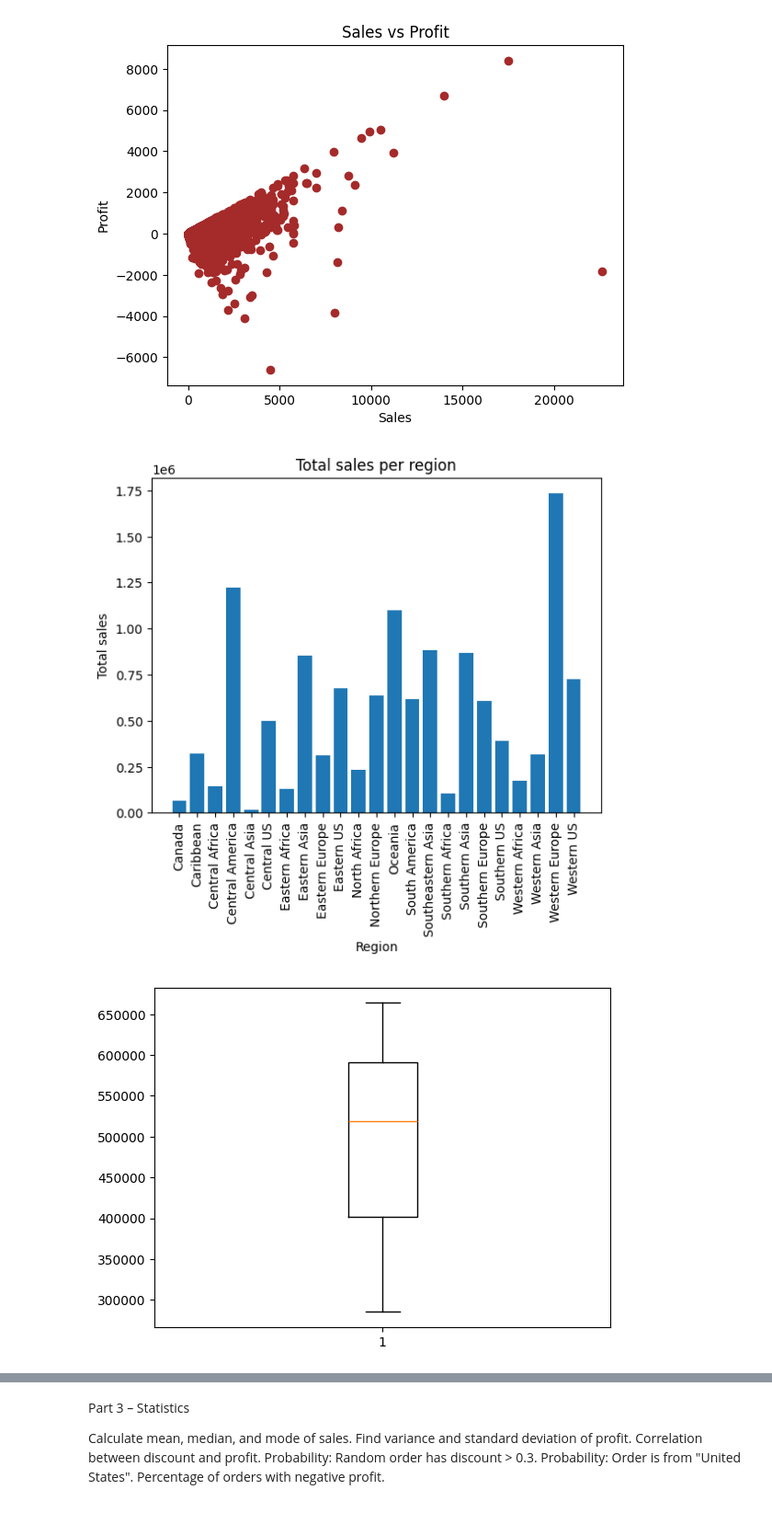
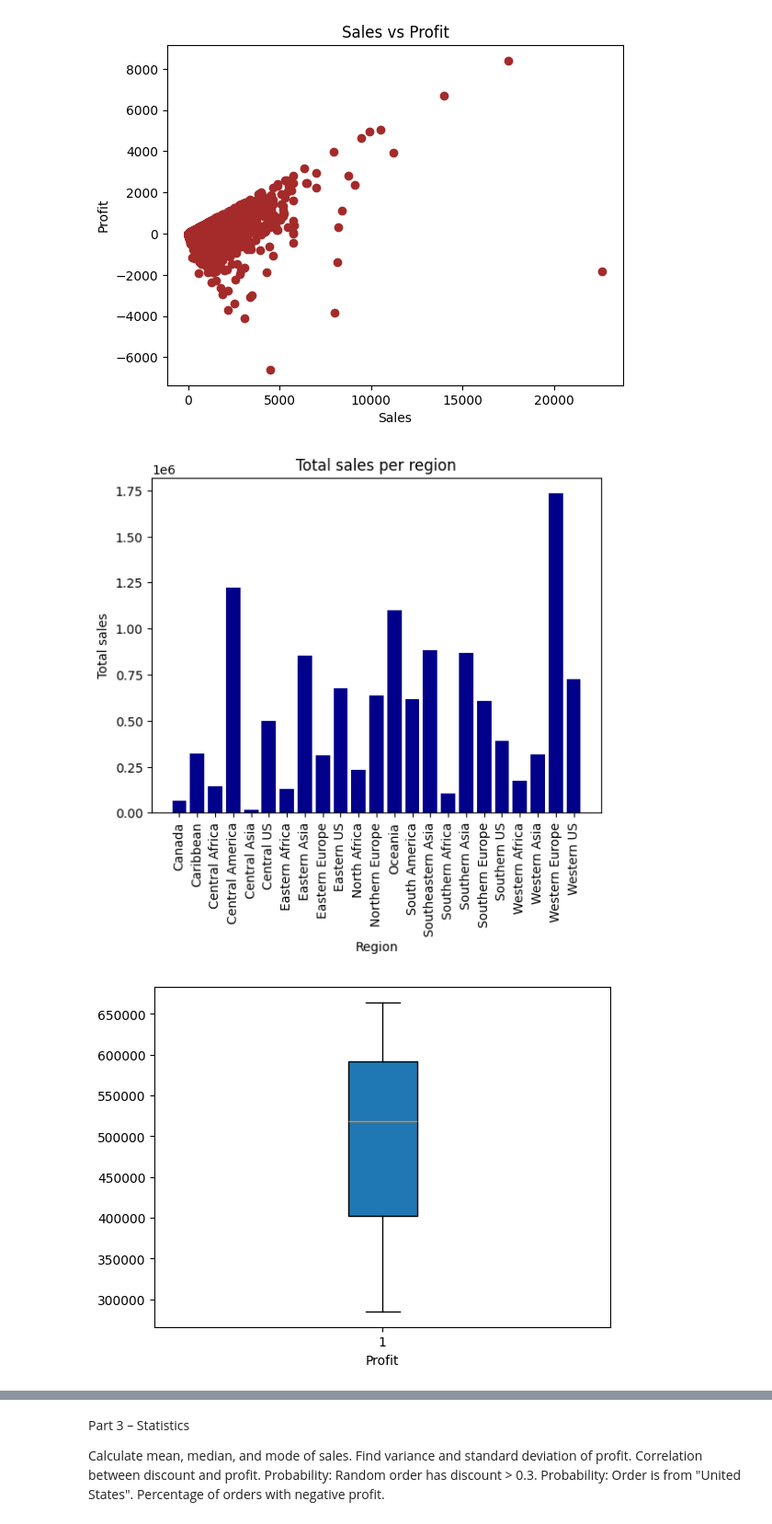
Before and after one commit to subhiksha-kodi/EDA-PROJECT---GLOBAL-SUPERSTORE-SALES-ANALYSIS, a Jupyter notebook: code.ipynb, the cells around one changed output, grey strips where cells are left out. Shown at 92% size. Saved outputs shown, nothing was run; the diff lists cells and outputs as text; code cells hidden in the pictures.

```diff
--- a/code.ipynb
+++ b/code.ipynb
@@ -176,20 +180,23 @@ plt.show()
 [figure]
 # %%
 tot_sales=df.groupby('Region')['Sales'].sum()
-plt.bar(tot_sales.index,tot_sales.values)
+plt.bar(tot_sales.index,tot_sales.values,color='darkblue')
 plt.xlabel('Region')
 plt.ylabel('Total sales')
 plt.title('Total sales per region')
 plt.xticks(rotation=90)
+plt.savefig('plots/Sales_per_region.png')
 plt.show()
 # %% [output]
-[figure, old version]
+[figure, new version]
 # %%
 group_profit=df.groupby('Category')['Profit'].sum()
-plt.boxplot(group_profit.values)
+plt.boxplot(group_profit.values,patch_artist=True)
+plt.xlabel('Profit')
+plt.savefig('plots/Profit.png')
 plt.show()
 # %% [output]
-[figure, old version]
+[figure, new version]
 # %%
 df['order_year']=df['Order Date'].astype(str).str.split('-').str[0]
 yearly_sales=df.groupby('order_year')['Sales'].sum()
```
Also changed, not shown: parts of 11 cells of this notebook, 11 other files.
